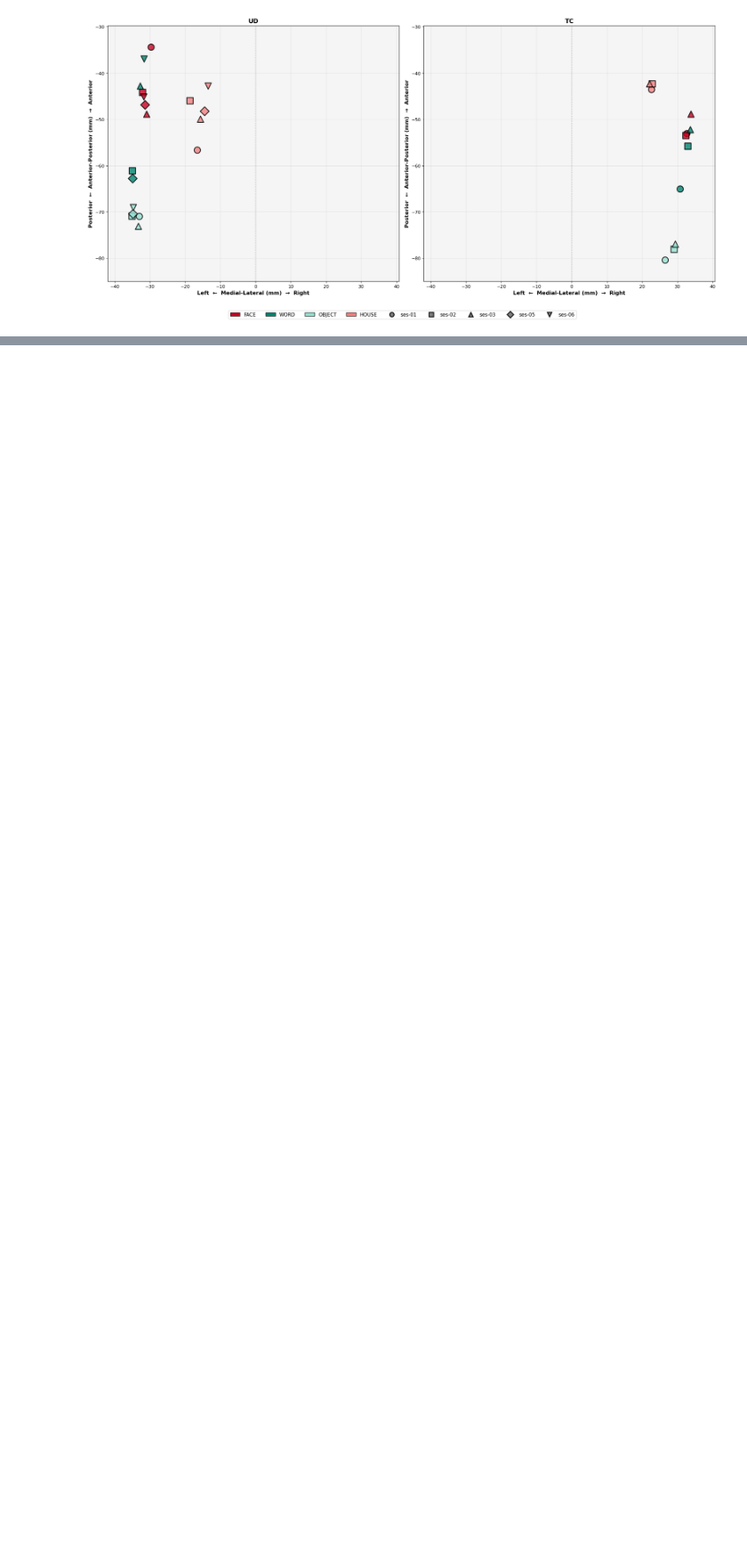
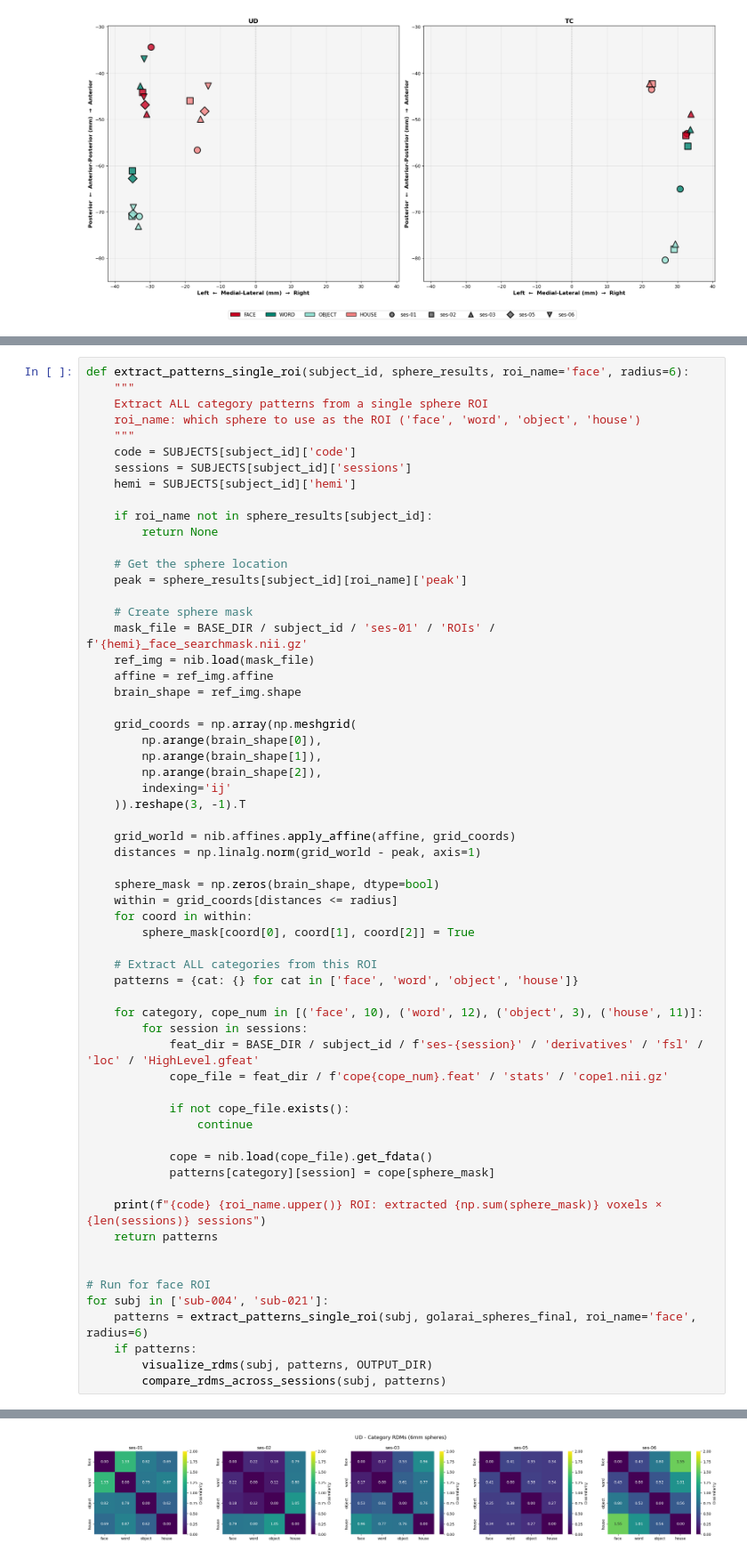
Before and after one commit to cnsimmons/long_pt, a Jupyter notebook: B_analyses/01_create_functional_rois_Golarai.ipynb, the cells around one changed output, grey strips where cells are left out. Shown at 89% size. Saved outputs shown, nothing was run; the diff lists cells and outputs as text; blank space fills up the shorter version.

```diff
--- a/B_analyses/01_create_functional_rois_Golarai.ipynb
+++ b/B_analyses/01_create_functional_rois_Golarai.ipynb
@@ -879,0 +1055,62 @@ plot_both_subjects_topography(golarai_functional_final)
+# %%
+def extract_patterns_single_roi(subject_id, sphere_results, roi_name='face', radius=6):
+    """
+    Extract ALL category patterns from a single sphere ROI
+    roi_name: which sphere to use as the ROI ('face', 'word', 'object', 'house')
+    """
+    code = SUBJECTS[subject_id]['code']
+    sessions = SUBJECTS[subject_id]['sessions']
+    hemi = SUBJECTS[subject_id]['hemi']
+
+    if roi_name not in sphere_results[subject_id]:
+        return None
+
+    # Get the sphere location
+    peak = sphere_results[subject_id][roi_name]['peak']
+
+    # Create sphere mask
+    mask_file = BASE_DIR / subject_id / 'ses-01' / 'ROIs' / f'{hemi}_face_searchmask.nii.gz'
+    ref_img = nib.load(mask_file)
+    affine = ref_img.affine
+    brain_shape = ref_img.shape
+
+    grid_coords = np.array(np.meshgrid(
+        np.arange(brain_shape[0]),
+        np.arange(brain_shape[1]),
+        np.arange(brain_shape[2]),
+        indexing='ij'
+    )).reshape(3, -1).T
+
+    grid_world = nib.affines.apply_affine(affine, grid_coords)
+    distances = np.linalg.norm(grid_world - peak, axis=1)
+
+    sphere_mask = np.zeros(brain_shape, dtype=bool)
+    within = grid_coords[distances <= radius]
+    for coord in within:
+        sphere_mask[coord[0], coord[1], coord[2]] = True
+
+    # Extract ALL categories from this ROI
+    patterns = {cat: {} for cat in ['face', 'word', 'object', 'house']}
+
+    for category, cope_num in [('face', 10), ('word', 12), ('object', 3), ('house', 11)]:
+        for session in sessions:
+            feat_dir = BASE_DIR / subject_id / f'ses-{session}' / 'derivatives' / 'fsl' / 'loc' / 'HighLevel.gfeat'
+            cope_file = feat_dir / f'cope{cope_num}.feat' / 'stats' / 'cope1.nii.gz'
+
+            if not cope_file.exists():
+                continue
+
+            cope = nib.load(cope_file).get_fdata()
+            patterns[category][session] = cope[sphere_mask]
+
+    print(f"{code} {roi_name.upper()} ROI: extracted {np.sum(sphere_mask)} voxels × {len(sessions)} sessions")
+    return patterns
+
+
+# Run for face ROI
+for subj in ['sub-004', 'sub-021']:
+    patterns = extract_patterns_single_roi(subj, golarai_spheres_final, roi_name='face', radius=6)
+    if patterns:
+        visualize_rdms(subj, patterns, OUTPUT_DIR)
+        compare_rdms_across_sessions(subj, patterns)
+# %% [output]
@@ -879,0 +1118 @@ plot_both_subjects_topography(golarai_functional_final)
+[figure, added]
```
Also changed, not shown: parts of 10 cells of this notebook.
